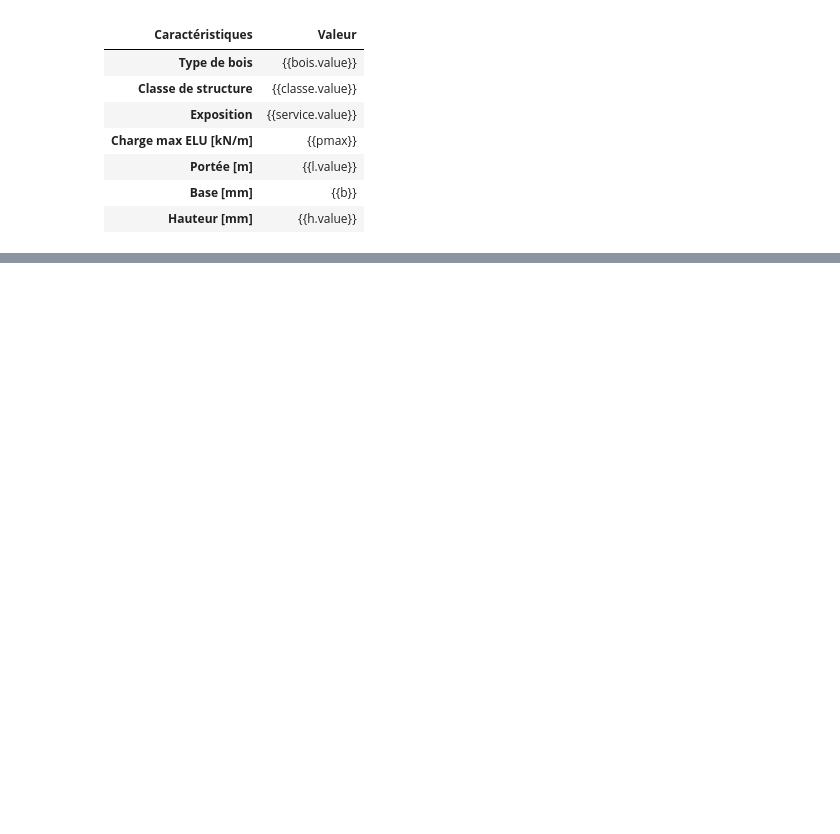
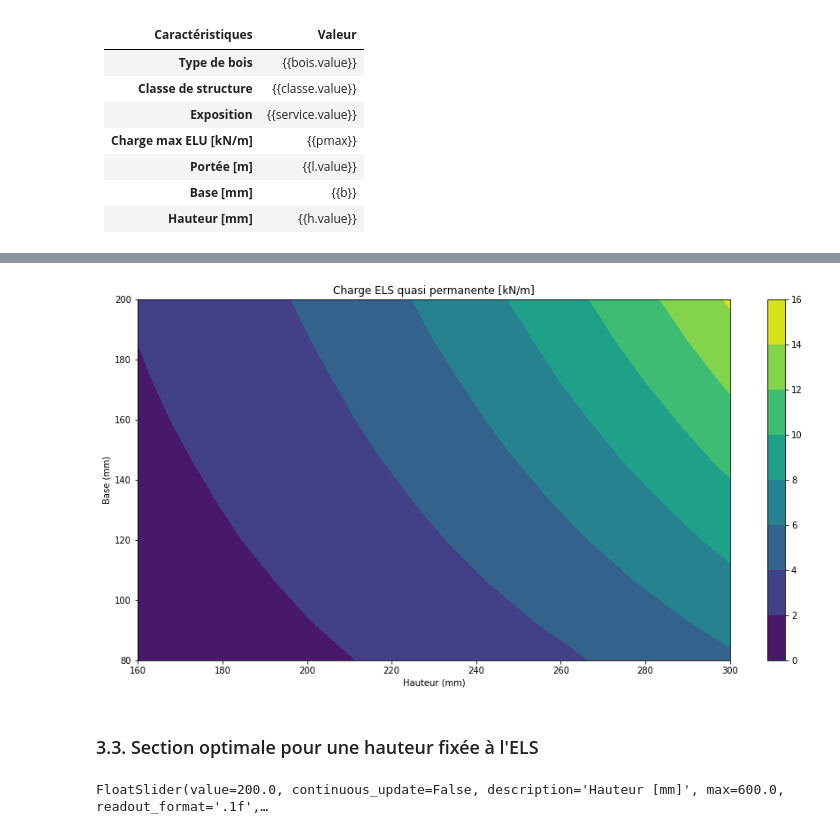
Before and after one commit to alxtrms/Dimensionnement_Poutre_Bois_Flexion_Deversemment_Eurocode_5, a Jupyter notebook: Poutre bois/Poutre bois flexion simple.ipynb, the cells around one changed output, grey strips where cells are left out. Cells and saved outputs as stored; diff of their text form; code cells hidden in the pictures; blank space fills up the shorter version.

```diff
--- a/Poutre bois/Poutre bois flexion simple.ipynb
+++ b/Poutre bois/Poutre bois flexion simple.ipynb
@@ -345,0 +474,58 @@ b=b*1000**2
+# %%
+import numpy as np
+import matplotlib.pyplot as plt
+import matplotlib.pyplot as plt
+from matplotlib.widgets import Slider, Button
+
+wfinmax=(l.value*1000)/200
+
+wfluage=wfinmax-winstmax
+
+if service=='Classe de service 1':
+    kdef=0.6
+elif service=='Classe de service 2':
+    kdef=0.8
+else:
+    kdef=2
+
+## Déclaration des axes du graphe
+
+xlist = np.linspace(160,300, 10)
+ylist = np.linspace(80,200, 10)
+
+X, Y = np.meshgrid(xlist, ylist)
+
+## Fonction pour déterminer la flèche
+
+def zz(X,Y):
+    return ((32*Y*e0m*1000*X**3*winstmax)/(5*(l.value*1000)**4*(kdef+1)))
+
+Z = zz(X,Y)
+
+fig,ax=plt.subplots(1,1)
+cp = ax.contourf(X, Y, Z)
+fig.colorbar(cp)
+ax.set_title('Charge ELS quasi permanente [kN/m]')
+ax.set_xlabel('Hauteur (mm)')
+ax.set_ylabel('Base (mm)')
+plt.rcParams["figure.figsize"] = (15, 7.5)
+plt.show()
+# %% [output]
+[figure, added]
+# %% [markdown]
+### 3.3. Section optimale pour une hauteur fixée à l'ELS
+# %%
+h2=widgets.FloatSlider(
+    value=200,
+    min=0,
+    max=600,
+    step=20,
+    description=('Hauteur [mm]'),
+    disabled=False,
+    continuous_update=False,
+    orientation='horizontal',
+    readout=True,
+    readout_format='.1f',)
+h2
+# %% [output]
+FloatSlider(value=200.0, continuous_update=False, description='Hauteur [mm]', max=600.0, readout_format='.1f',…
```
Also changed, not shown: parts of 27 cells of this notebook, 1 other file.
